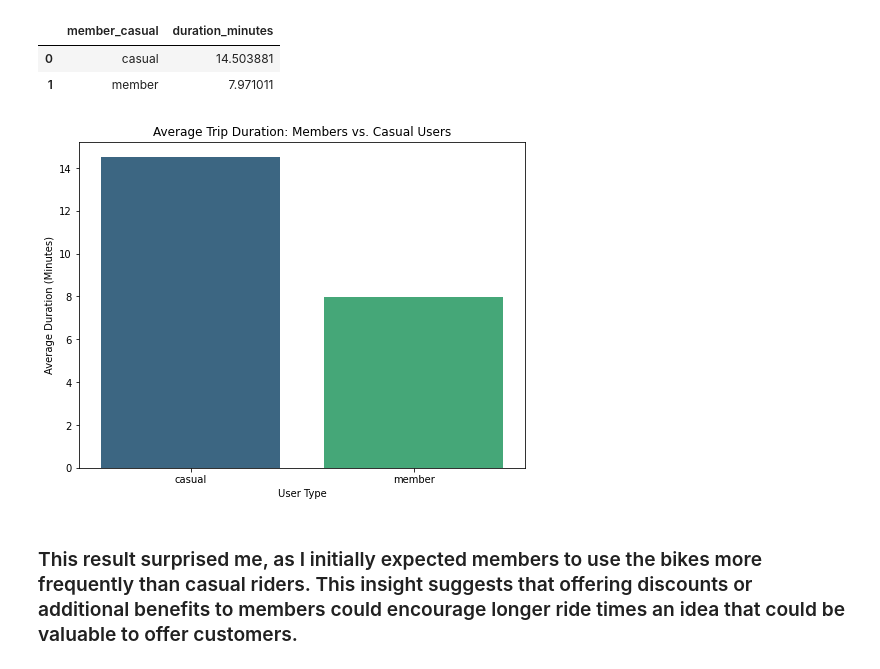
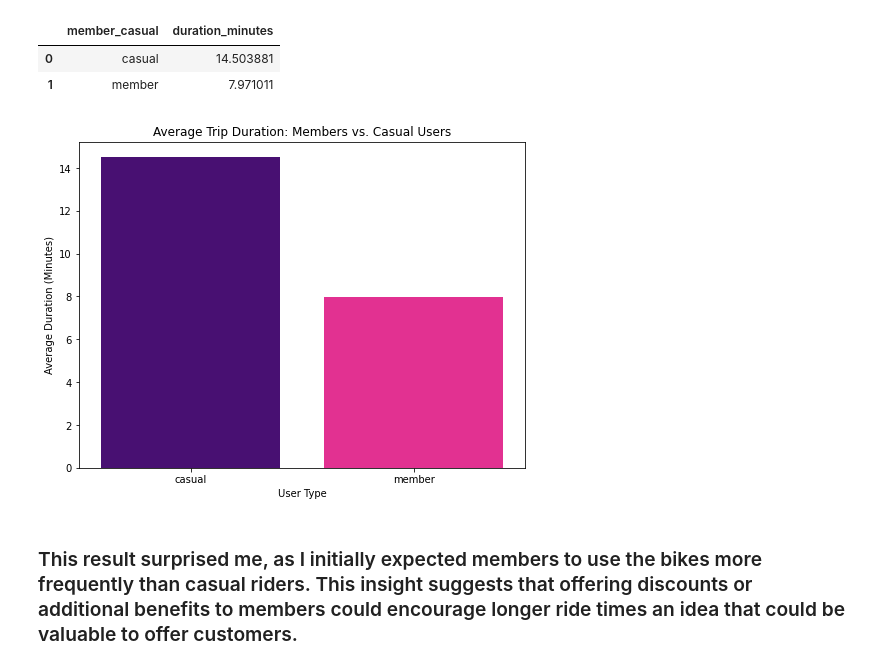
Before and after one commit to Alexib173/NYC-Citi-Bike-Data-Analysis-Project, a Jupyter notebook: Milestone #4.ipynb, the cells around one changed output. Saved outputs shown, nothing was run; the diff lists cells and outputs as text; code cells hidden in the pictures.

```diff
--- a/Milestone #4.ipynb
+++ b/Milestone #4.ipynb
@@ -249,6 +249,9 @@ df.head()
 # %% [markdown]
 ### Question 1: Peak Utilization Analysis
 ### What are the peak usage hours during weekdays versus weekends?
+# %%
+# Custom colors based on your preferred palette
+custom_palette = ['#4B0082', '#FF1493'] # Dark Indigo and Deep Pink
 # %%
 #1. Create a "Weekend" vs "Weekday" column
 df['is_weekend'] = df['day_of_week'].isin(['Saturday', 'Sunday'])
@@ -292,14 +295,14 @@ display(user_stats)
 | 1 | member | 7.971011 |
 # %%
 plt.figure(figsize=(8, 6))
-sns.barplot(data=user_stats, x='member_casual', y='duration_minutes', palette='viridis')
+sns.barplot(data=user_stats, x='member_casual', y='duration_minutes', palette=custom_palette)
 
 plt.title('Average Trip Duration: Members vs. Casual Users')
 plt.xlabel('User Type')
 plt.ylabel('Average Duration (Minutes)')
-plt.show()
+plt.savefig('avg_duration_bar_chart_custom.png')
 # %% [output]
-[figure, old version]
+[figure, new version]
 # %% [markdown]
 ### This result surprised me, as I initially expected members to use the bikes more frequently than casual riders. This insight suggests that offering discounts or additional benefits to members could encourage longer ride times an idea that could be valuable to offer customers.
 # %% [markdown]
```
Also changed, not shown: parts of 4 cells of this notebook.
